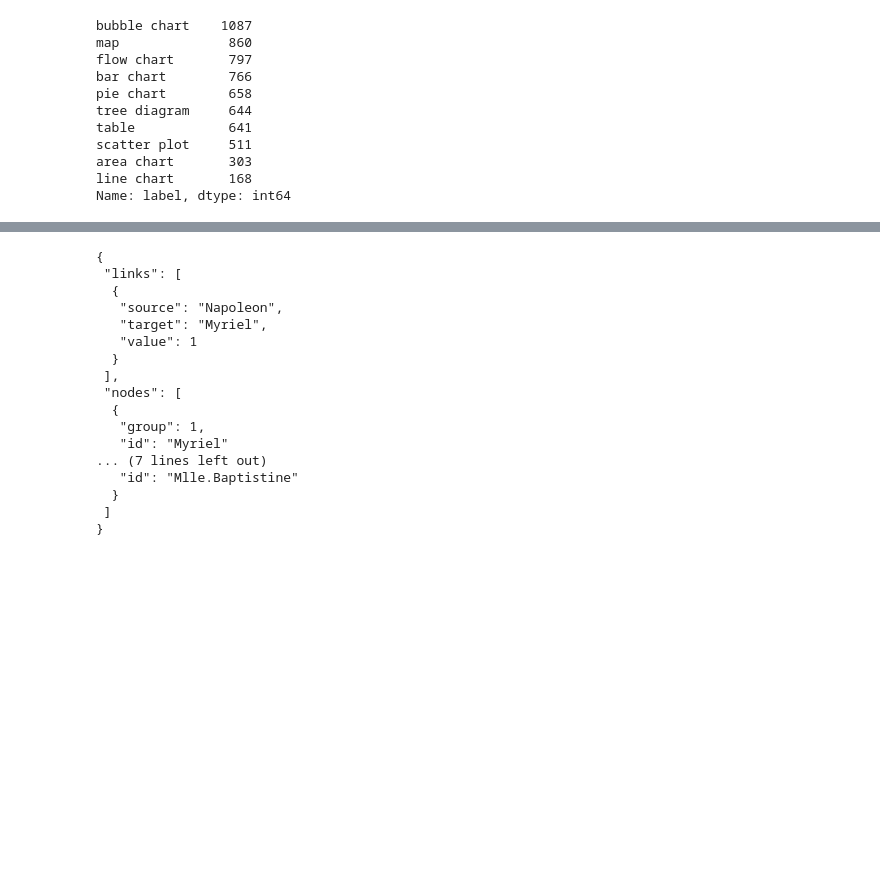
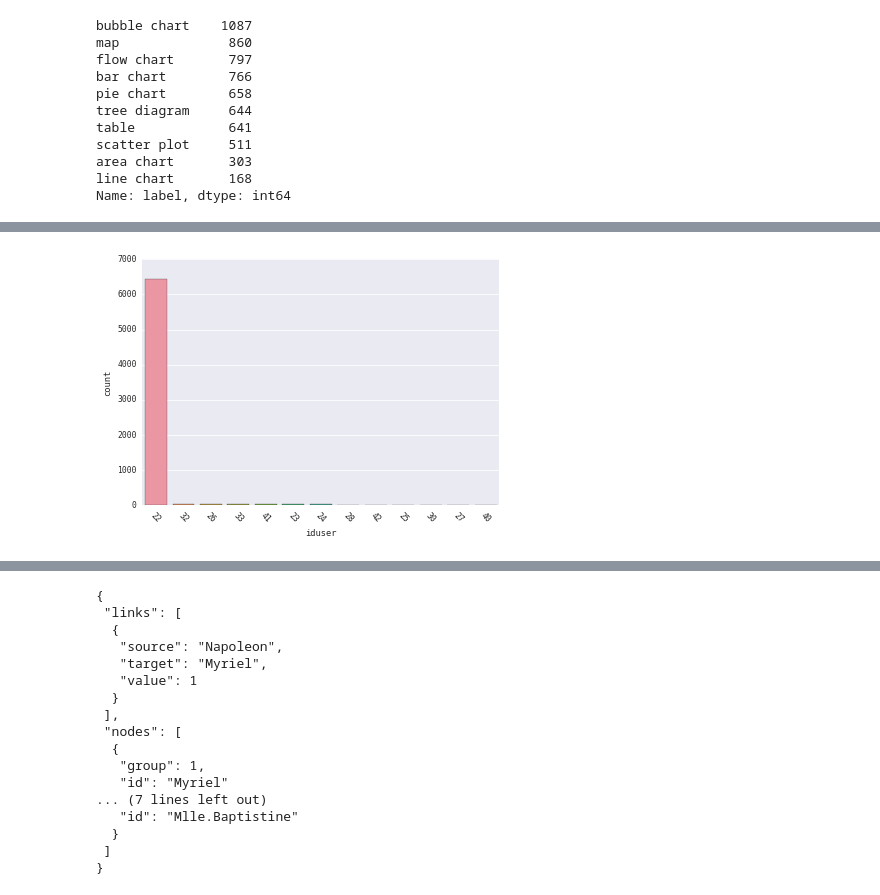
Before and after one commit to sical/NameThatChart, a Jupyter notebook: notebook/first-data-analysis.ipynb, the cells around one changed output, grey strips where cells are left out. Cells and saved outputs as stored; diff of their text form; code cells hidden in the pictures; blank space fills up the shorter version.

```diff
--- a/notebook/first-data-analysis.ipynb
+++ b/notebook/first-data-analysis.ipynb
@@ -129,3 +191,7 @@ TODO
 * Ones that are not consensual at all
 * Outliers
 * Cluster by participants similarities
+# %%
+# Discard users that do not provide enough results
+df_users_clean = df.groupby("iduser").filter(lambda x: len(x) > 10)
+df_users_clean
@@ -131,0 +217,9 @@ TODO
+# %%
+sns.set(context="paper", font="monospace")
+sns_plot = sns.countplot(x='iduser', data=df_users_clean, order=df_users_clean.iduser.value_counts().index)
+plt.xticks(rotation=-45)
+show()
+fig = sns_plot.get_figure()
+fig.savefig("/Users/rvuillemot/Dropbox/paper-2017-crowdvis/figures/users-distribution-clean.png")
+# %% [output]
+[figure, added]
```
Also changed, not shown: parts of 34 cells of this notebook, 2 other files.
